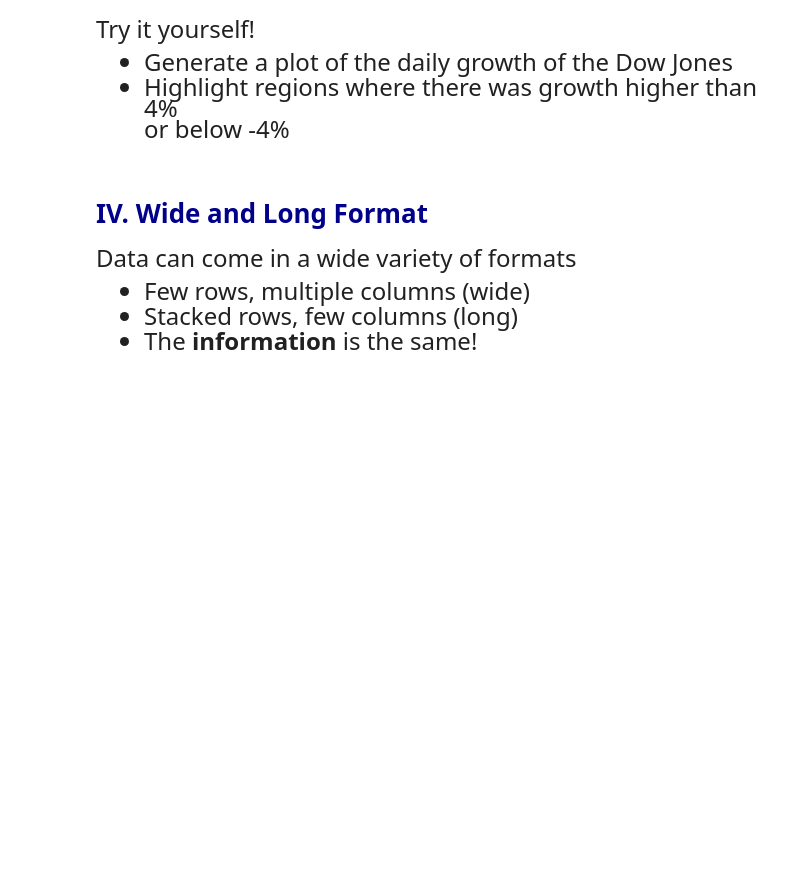
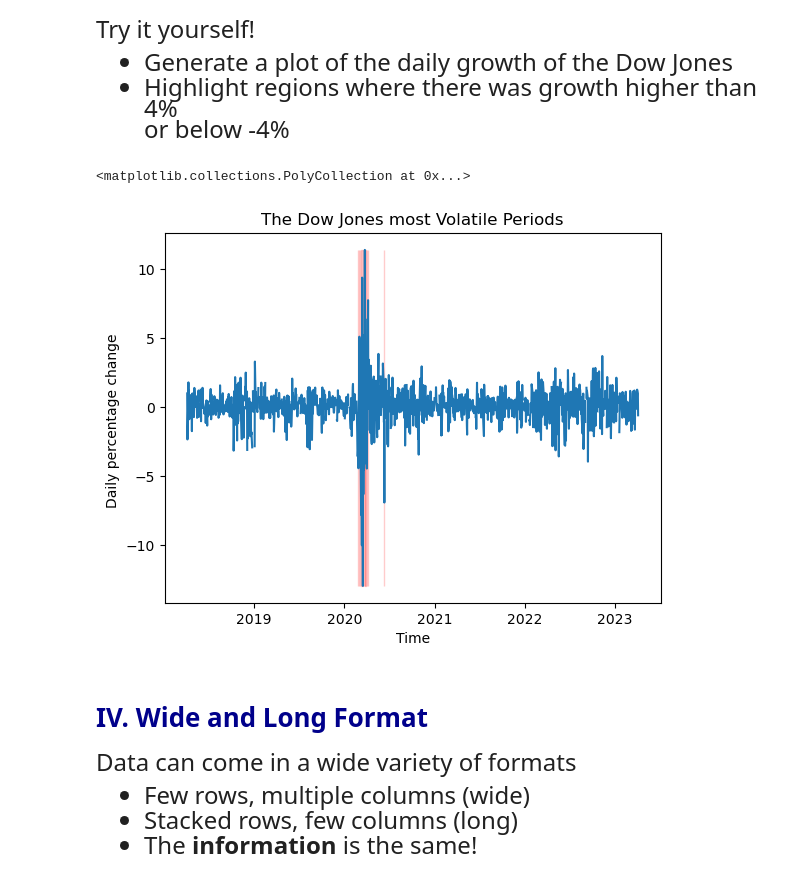
Before and after one commit to yoonpk147/qtm151_fall_2023, a Jupyter notebook: lecture_21/lecture_21.ipynb, the cells around one changed output. Drawn from its saved outputs; the diff is of its cells as text; code cells hidden in the pictures; blank space fills up the shorter version.

```diff
--- a/lecture_21/lecture_21.ipynb
+++ b/lecture_21/lecture_21.ipynb
@@ -213,3 +268,23 @@ or below -4\%
+# %%
+financial['bool_djia'] = (financial['growth_djia']>4) | (financial['growth_djia']<-4)
+# %%
+# Write your own code
+
+plt.plot('date', 'growth_djia', data=financial)
+plt.xlabel("Time")
+plt.ylabel("Daily percentage change ")
+plt.title("The Dow Jones most Volatile Periods")
+
+vec_y = financial["growth_djia"]
+
+plt.fill_between(x= financial["date"],
+                 y1 = vec_y.min(),
+                 y2 = vec_y.max(),
+                 where = financial["bool_djia"],
+                 alpha = 0.2, color = "red")
+# %% [output]
+<matplotlib.collections.PolyCollection at 0x...>
+[figure, added]
 # %% [markdown]
 # <span style="color:darkblue"> IV. Wide and Long Format </span>
 
```
Also changed, not shown: parts of 17 cells of this notebook.
